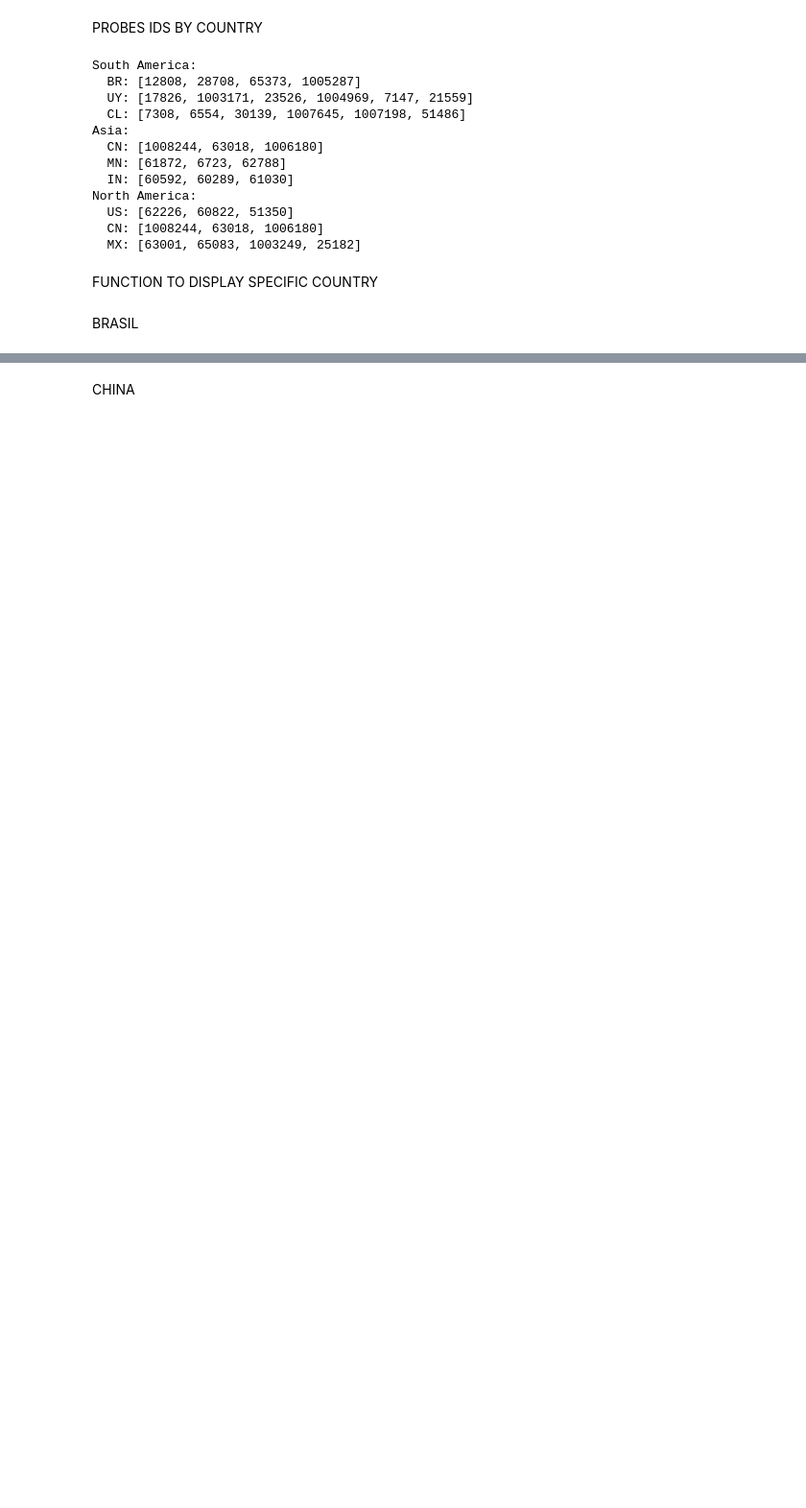
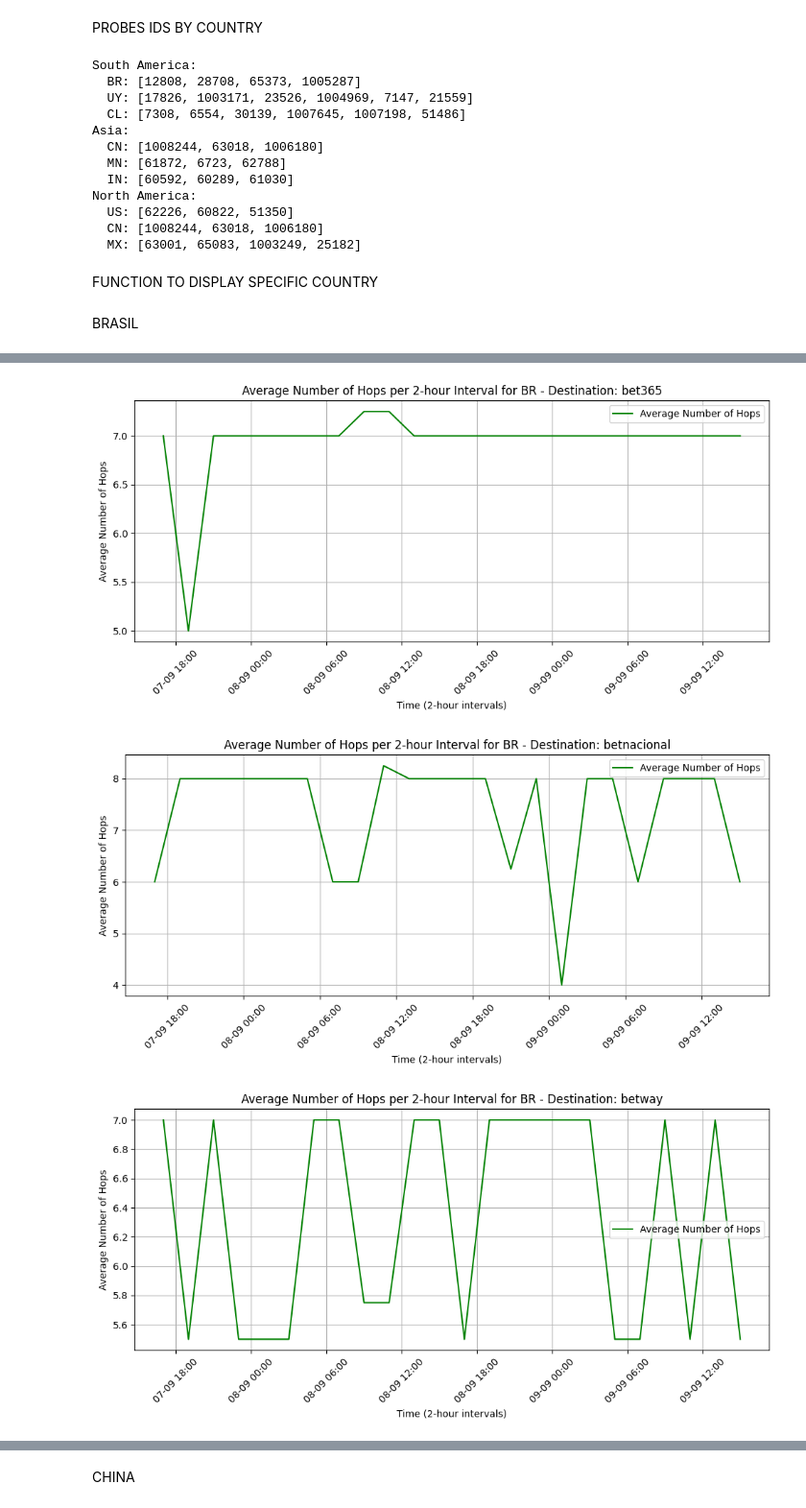
Before and after one commit to luisffee/redes-tracing, a Jupyter notebook: main.ipynb, the cells around one changed output, grey strips where cells are left out. Shown at 96% size. Saved outputs shown, nothing was run; the diff lists cells and outputs as text; code cells hidden in the pictures; blank space fills up the shorter version.

```diff
--- a/main.ipynb
+++ b/main.ipynb
@@ -201,0 +326,6 @@ plot_rtt_for_country(destination_country_probes, 'BR', min_rtt=2)
+# %%
+plot_num_hops_for_country(destination_country_probes, 'BR')
+# %% [output]
+[figure, added]
+[figure, added]
+[figure, added]
```
Also changed, not shown: parts of 16 cells of this notebook, 1 other file.
